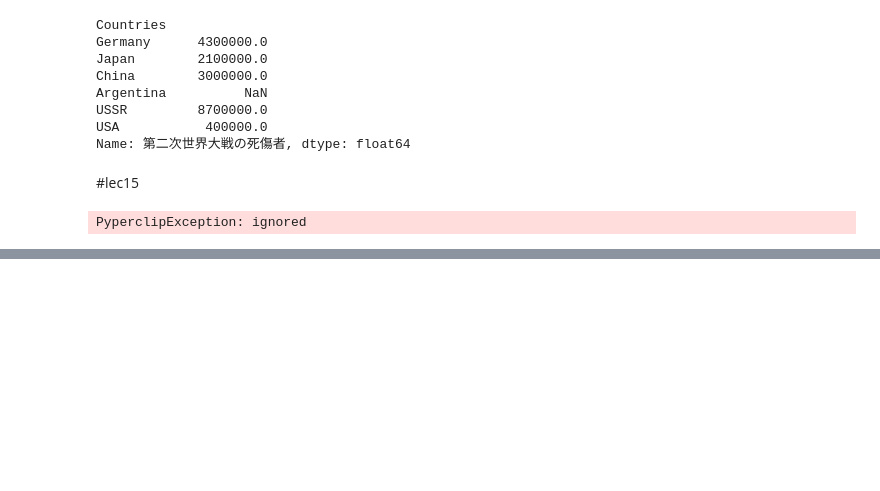
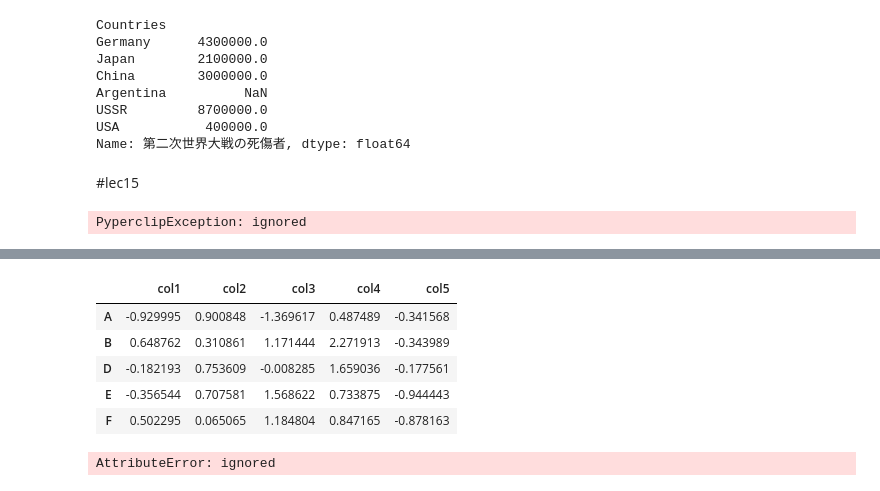
Before and after one commit to 036takashima/python_ds, a Jupyter notebook: pandas.ipynb, the cells around one changed output, grey strips where cells are left out. Saved outputs shown, nothing was run; the diff lists cells and outputs as text; code cells hidden in the pictures; blank space fills up the shorter version.

```diff
--- a/pandas.ipynb
+++ b/pandas.ipynb
@@ -178,0 +327,13 @@ PyperclipException: ignored
+# %%
+dframe
+# %% [output]
+|  | col1 | col2 | col3 | col4 | col5 |
+| A | -0.929995 | 0.900848 | -1.369617 | 0.487489 | -0.341568 |
+| B | 0.648762 | 0.310861 | 1.171444 | 2.271913 | -0.343989 |
+| D | -0.182193 | 0.753609 | -0.008285 | 1.659036 | -0.177561 |
+| E | -0.356544 | 0.707581 | 1.568622 | 0.733875 | -0.944443 |
+| F | 0.502295 | 0.065065 | 1.184804 | 0.847165 | -0.878163 |
+# %%
+dframe.ix[new_index, new_columns]
+# %% [output]
+AttributeError: ignored
```
Also changed, not shown: parts of 27 cells of this notebook.
